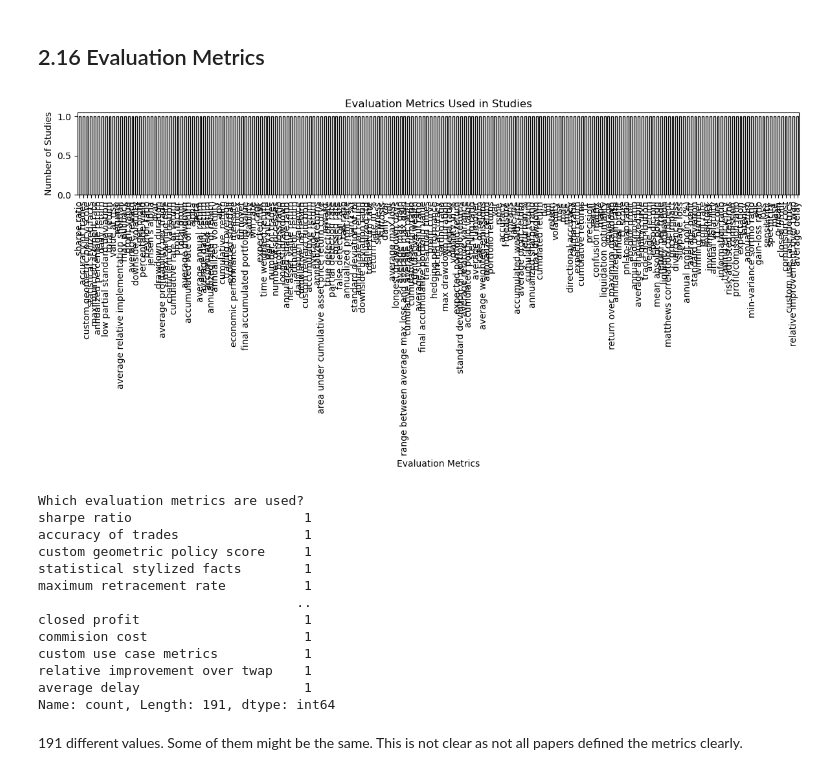
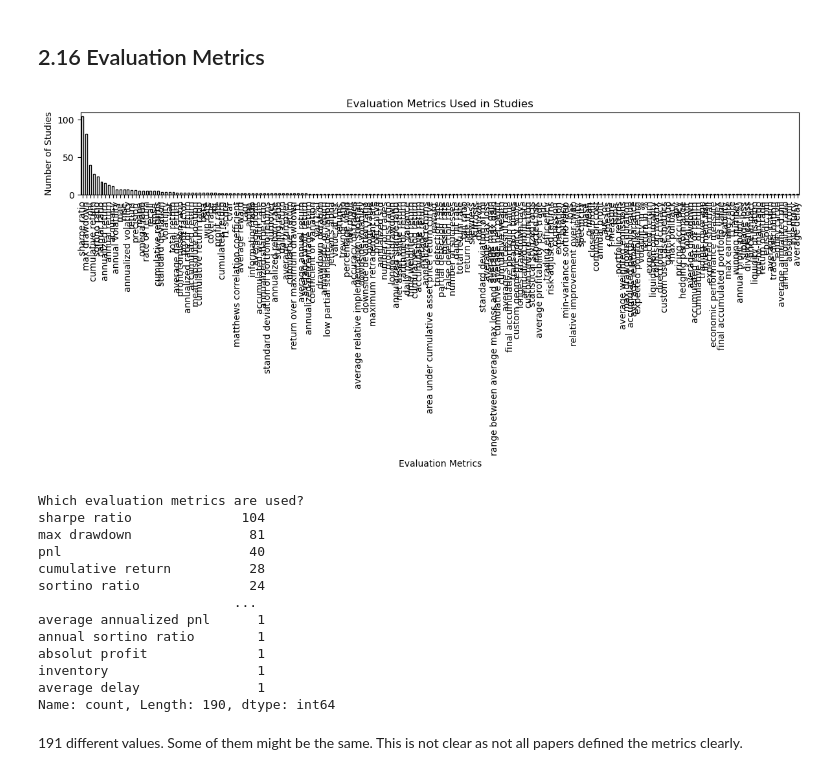
Before and after one commit to MSCA-DN-Digital-Finance/WP3_eXplainable_and_Fair_AI, a Jupyter notebook: IRP1/Code/systematic_literature_review/250602_analysis.ipynb, the cells around one changed output. Saved outputs shown, nothing was run; the diff lists cells and outputs as text; code cells hidden in the pictures.

```diff
--- a/IRP1/Code/systematic_literature_review/250602_analysis.ipynb
+++ b/IRP1/Code/systematic_literature_review/250602_analysis.ipynb
@@ -822,40 +1035,40 @@ Name: count, dtype: int64
 # %%
 # split the 'Which evaluation metrics are used?' column into a list of metrics by splitting on semicolon and on comma and remove 'Other: ' and stripping whitespace
 metrics_list = df['Which evaluation metrics are used?'].dropna().str.split(';|,').explode().str.strip().str.replace('Other: ', '', regex=False)
 
 # clean up the metrics_list by removing any leading or trailing whitespace and convert to lowercase
 metrics_list = metrics_list.str.strip().str.lower()
 
 # remove duplicate entries
-metrics_list = metrics_list.drop_duplicates()
+#metrics_list = metrics_list.drop_duplicates()
 
 
 # plot 'Which evaluation metrics are used?'
 plt.figure(figsize=(12, 6))
 metrics_list.value_counts().plot(kind='bar', color='white', edgecolor='black')
 plt.title('Evaluation Metrics Used in Studies')
 plt.xlabel('Evaluation Metrics')
 plt.ylabel('Number of Studies')
 plt.xticks(rotation=90)
 plt.tight_layout()
 plt.show()
 
 metrics_list.value_counts()
 # %% [output]
-[figure, old version]
+[figure, new version]
 Which evaluation metrics are used?
-sharpe ratio                      1
-accuracy of trades                1
-custom geometric policy score     1
-statistical stylized facts        1
-maximum retracement rate          1
-                                 ..
-closed profit                     1
-commision cost                    1
-custom use case metrics           1
-relative improvement over twap    1
-average delay                     1
-Name: count, Length: 191, dtype: int64
+sharpe ratio              104
+max drawdown               81
+pnl                        40
+cumulative return          28
+sortino ratio              24
+                         ...
+average annualized pnl      1
+annual sortino ratio        1
+absolut profit              1
+inventory                   1
+average delay               1
+Name: count, Length: 190, dtype: int64
 # %% [markdown]
 191 different values. Some of them might be the same. This is not clear as not all papers defined the metrics clearly.
 # %%
```
Also changed, not shown: parts of 16 cells of this notebook, 6 other files.
